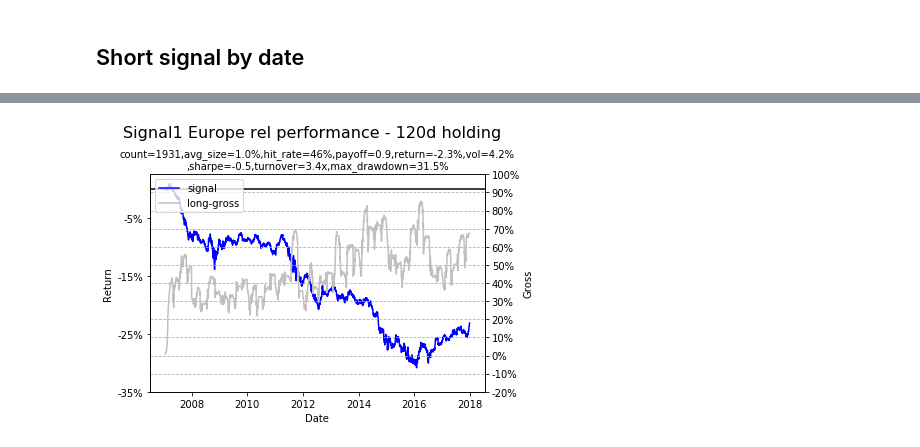
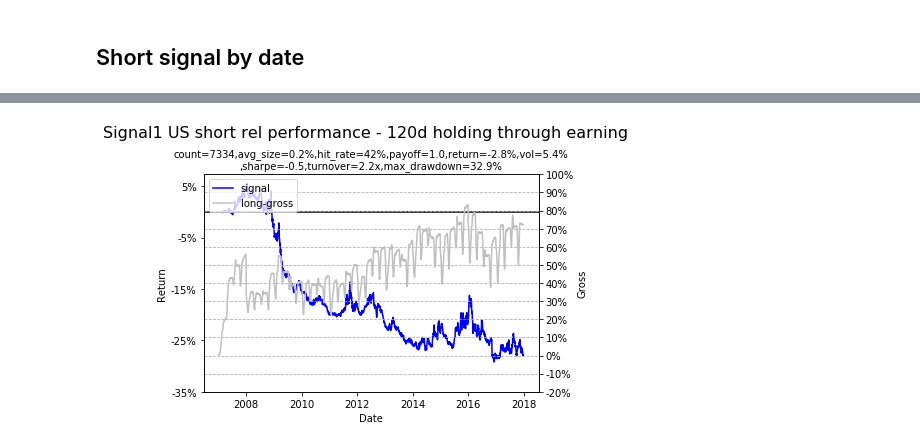
Before and after one commit to zliyclh/post_result, a Jupyter notebook: Signal 1.ipynb, the cells around one changed output, grey strips where cells are left out. Saved outputs shown, nothing was run; the diff lists cells and outputs as text; code cells hidden in the pictures.

Commit message:
modify the plot by size function in signal 1 notebook

```diff
--- a/Signal 1.ipynb
+++ b/Signal 1.ipynb
@@ -1249,5 +1269,6 @@ Name: 2017-12-29 00:00:00, Length: 71, dtype: float64
 # %%
-plot_account_curve(signal1_account(signal1_rel_df_date_short_Europe,50,100,data_dict_Europe["Volume"],data_dict_Europe["Date"],0.1),
-                   "Date","Signal1 Europe rel performance - 120d holding",[6,4])
+plot_account_curve(signal1_account(-signal1_df_date(data_dict_US['Date'],rel_return_US,rel_return_US,-1000,-2,data_dict_US['Revision'],-1000,-0.02,120,True,True,2)
+                                   ,50,100,data_dict_US["Volume"],data_dict_US["Date"],0.1),
+                   "Date","Signal1 US short rel performance - 120d holding through earning",[6,4])
 # %% [output]
-[figure, old version]
+[figure, new version]
```
Also changed, not shown: parts of 20 cells of this notebook.
